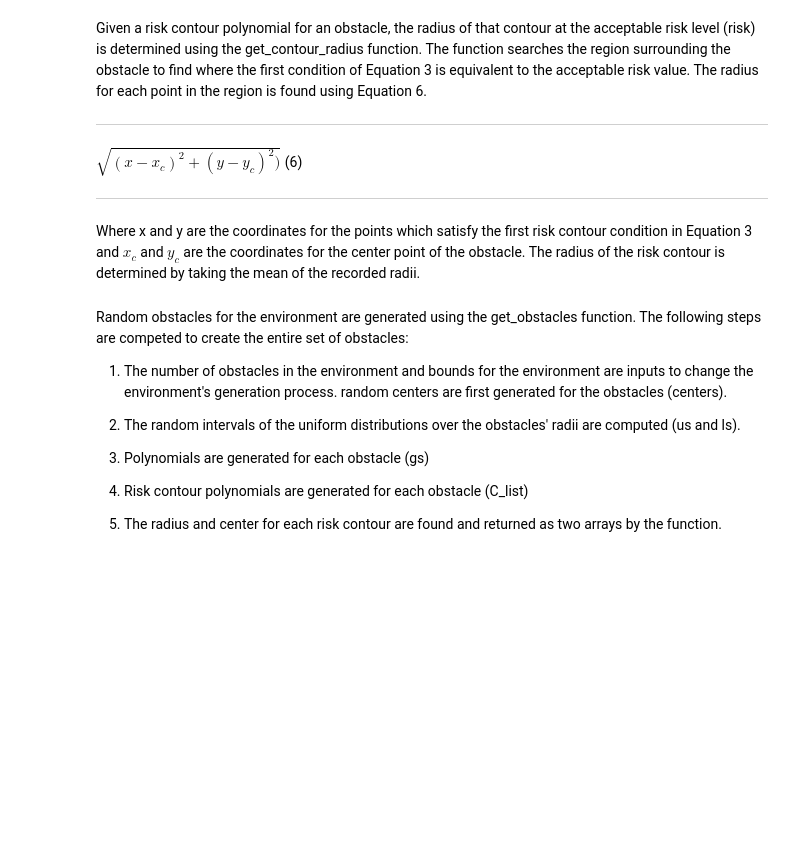
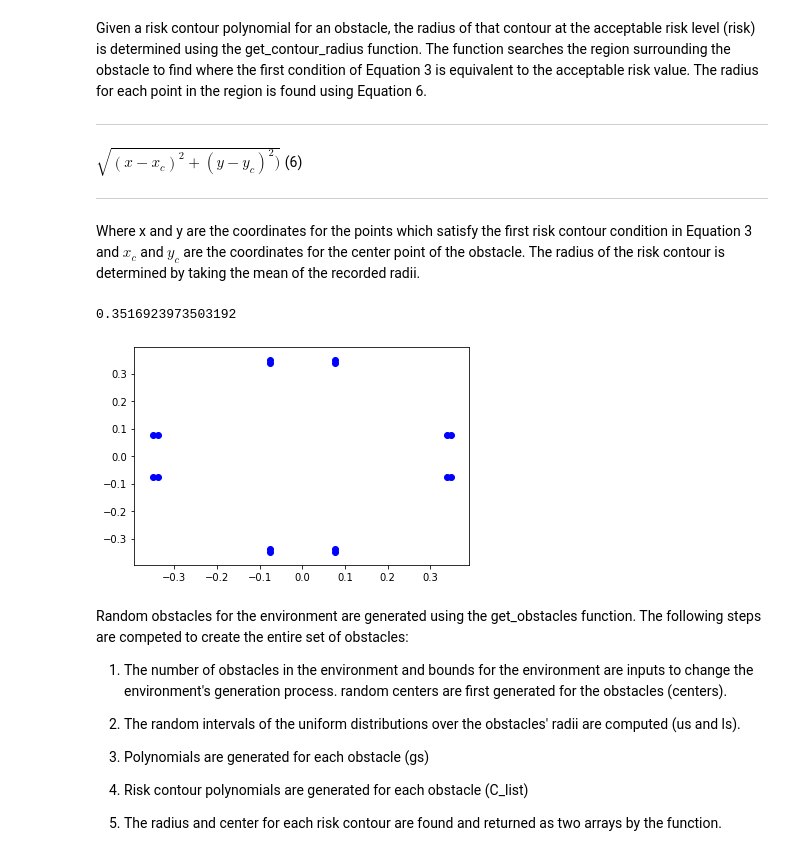
Before and after one commit to JuliaBriden/16.413_Final_Project, a Jupyter notebook: Final_Project.ipynb, the cells around one changed output. Saved outputs shown, nothing was run; the diff lists cells and outputs as text; code cells hidden in the pictures; blank space fills up the shorter version.

```diff
--- a/Final_Project.ipynb
+++ b/Final_Project.ipynb
@@ -276,18 +297,0 @@ ax.set_zlim(0,1)
-# %%
-x_1 = np.linspace(-1,1,10)
-x_2 = np.linspace(-1,1,10)
-x1 = Symbol('x1')
-x2 = Symbol('x2')
-
-fig = plt.figure()
-ax = plt.axes(projection='3d')
-
-# obstacle equation
-g = random_ob()
-# risk contour for delta risk level and radius with uniform dist over [l,u]
-C = static_rc(g,.5,.3,.4)
-
-for x in x_1:
-    for y in x_2:
-        C_array = [C[0].subs([(x1, x), (x2, y)]),C[1].subs([(x1, x), (x2, y)])]
-        ax.scatter3D(x, y, float(C_array[1]))
@@ -352,47 +308,43 @@ Where x and y are the coordinates for the points which satisfy the first risk co
 # %%
 ## Function definition
 #
 # input
-#    C: polynomial that represents equation 3
-#    risk: amount of acceptable risk for an obstacle [0,1]
-#    center: the enter point for the obstacle
+#    C: polynomial that represents equation 10
+#    risk: acceptable risk for a given trajectory (contour risk delta)
+#    center: (x,y) tuple of (known) center of expected object location
 #
 # output
-#    radius for the risk contour
+#    float: estimated radius of given contour
 #
 
 def get_contour_radius(C, risk, center):
     # Risk Contour Example: safe region with offset
     xc = center[0]
     yc = center[1]
-    x_1 = np.linspace(xc-1,xc+1,100)
-    x_2 = np.linspace(yc-1,yc+1,100)
+    x_1 = np.linspace(xc-0.5,xc+0.5,100)
+    x_2 = np.linspace(yc-0.5,yc+0.5,100)
     x1 = Symbol('x1')
     x2 = Symbol('x2')
-
-#     xs = []
-#     ys = []
-#     for x in x_1:
-#         for y in x_2:
-#             C_array = [C[0].subs([(x1, x), (x2, y)]),C[1].subs([(x1, x), (x2, y)])]
-#             # equation 10
-#             if np.abs(C_array[1]) > 0.49 and np.abs(C_array[1]) < .505:
-#                 plt.scatter(x,y,color='b')
-#                 xs.append(x)
-#                 ys.append(y)
-#     xc = np.mean(xs)
-#     yc = np.mean(ys)
     rad = []
     for x in x_1:
         for y in x_2:
             C_array = [C[0].subs([(x1, x), (x2, y)]),C[1].subs([(x1, x), (x2, y)])]
             # equation 10
-            if np.abs(C_array[1]) > risk-.005 and np.abs(C_array[1]) < risk+.005:
+            if np.abs(C_array[0]) > risk-.05 and np.abs(C_array[0]) < risk+.05:
                 rad.append(np.sqrt((x-xc)**2+(y-yc)**2))
                 plt.scatter(x,y,color='b')
                 if len(rad) > 20:
                     return np.mean(rad)
     return np.mean(rad)
+
+g = random_ob()
+# risk contour for delta risk level and radius with uniform dist over [l,u]
+C = static_rc(g,.3,.4)
+
+get_contour_radius(C,0.5,(0,0))
+# %% [output]
+0.3516923973503192
+[figure, added]
 # %% [markdown]
 Random obstacles for the environment are generated using the get_obstacles function. The following steps are competed to create the entire set of obstacles:
 
```
Also changed, not shown: parts of 42 cells of this notebook.
